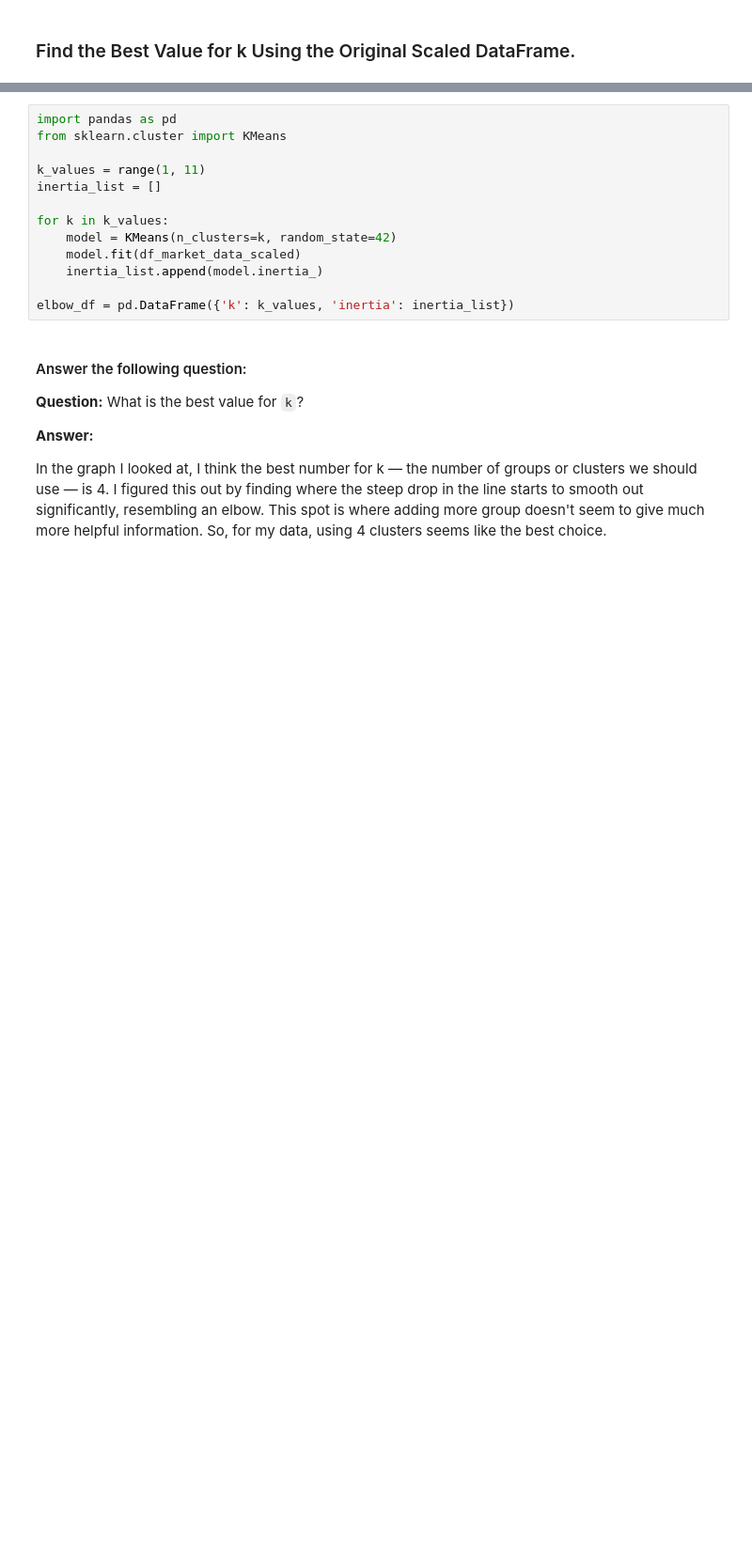
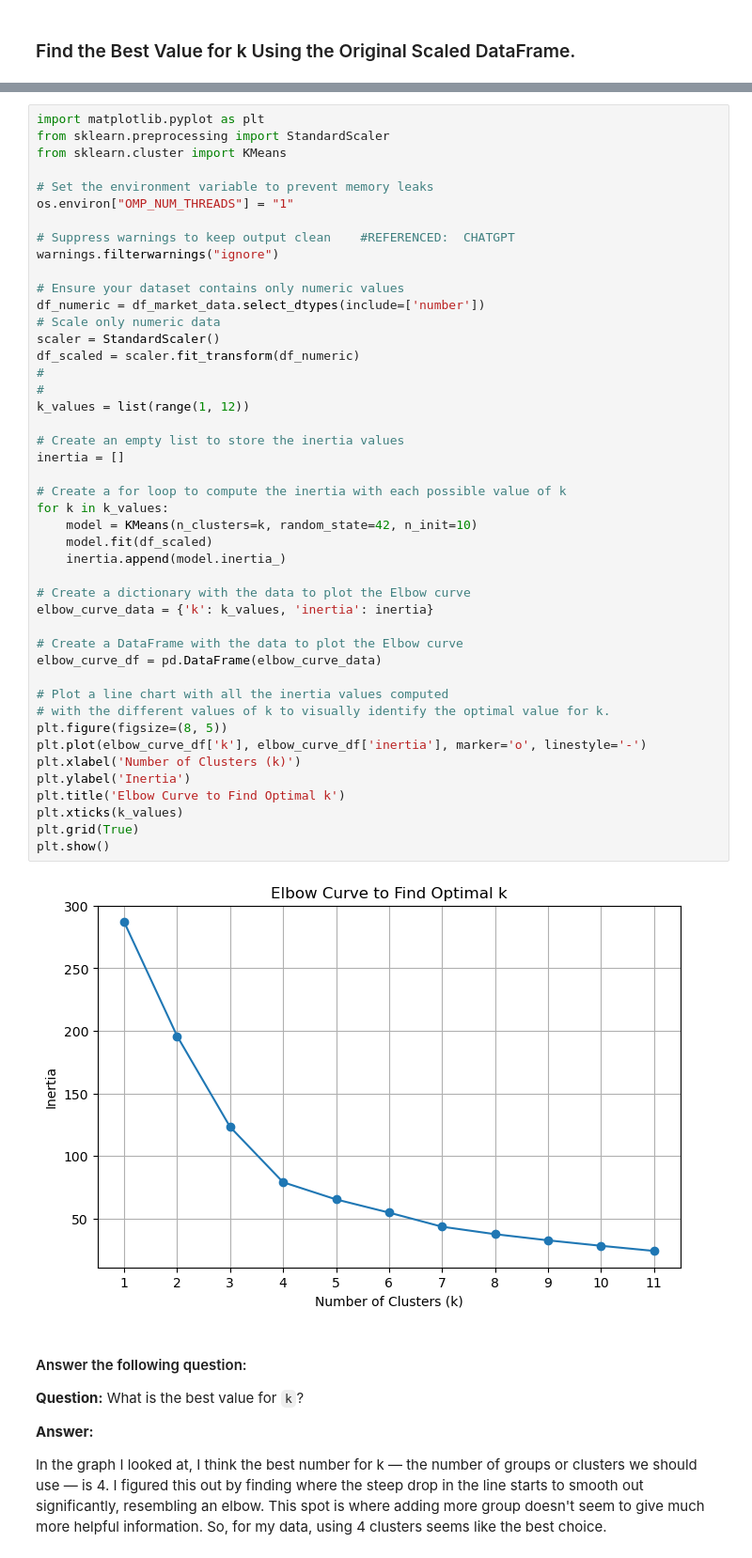
Before and after one commit to dallen91801/CryptoClustering, a Jupyter notebook: Crytpo_Clustering_final.ipynb, the cells around one changed output, grey strips where cells are left out. Shown at 94% size. Drawn from its saved outputs; the diff is of its cells as text; blank space fills up the shorter version.

```diff
--- a/Crytpo_Clustering_final.ipynb
+++ b/Crytpo_Clustering_final.ipynb
@@ -137,16 +92,50 @@ plt.show()
-# %%
-import pandas as pd
-from sklearn.cluster import KMeans
-
-k_values = range(1, 11)
-inertia_list = []
-
-for k in k_values:
-    model = KMeans(n_clusters=k, random_state=42)
-    model.fit(df_market_data_scaled)
-    inertia_list.append(model.inertia_)
-
-elbow_df = pd.DataFrame({'k': k_values, 'inertia': inertia_list})
+# %%
+import matplotlib.pyplot as plt
+from sklearn.preprocessing import StandardScaler
+from sklearn.cluster import KMeans
+
+# Set the environment variable to prevent memory leaks
+os.environ["OMP_NUM_THREADS"] = "1"
+
+# Suppress warnings to keep output clean    #REFERENCED:  CHATGPT
+warnings.filterwarnings("ignore")
+
+# Ensure your dataset contains only numeric values
+df_numeric = df_market_data.select_dtypes(include=['number'])
+# Scale only numeric data
+scaler = StandardScaler()
+df_scaled = scaler.fit_transform(df_numeric)
+#
+#
+k_values = list(range(1, 12))
+
+# Create an empty list to store the inertia values
+inertia = []
+
+# Create a for loop to compute the inertia with each possible value of k
+for k in k_values:
+    model = KMeans(n_clusters=k, random_state=42, n_init=10)
+    model.fit(df_scaled)
+    inertia.append(model.inertia_)
+
+# Create a dictionary with the data to plot the Elbow curve
+elbow_curve_data = {'k': k_values, 'inertia': inertia}
+
+# Create a DataFrame with the data to plot the Elbow curve
+elbow_curve_df = pd.DataFrame(elbow_curve_data)
+
+# Plot a line chart with all the inertia values computed
+# with the different values of k to visually identify the optimal value for k.
+plt.figure(figsize=(8, 5))
+plt.plot(elbow_curve_df['k'], elbow_curve_df['inertia'], marker='o', linestyle='-')
+plt.xlabel('Number of Clusters (k)')
+plt.ylabel('Inertia')
+plt.title('Elbow Curve to Find Optimal k')
+plt.xticks(k_values)
+plt.grid(True)
+plt.show()
+# %% [output]
+[figure, added]
 # %% [markdown]
 #### Answer the following question:
 
```
Also changed, not shown: parts of 35 cells of this notebook, 2 other files.
